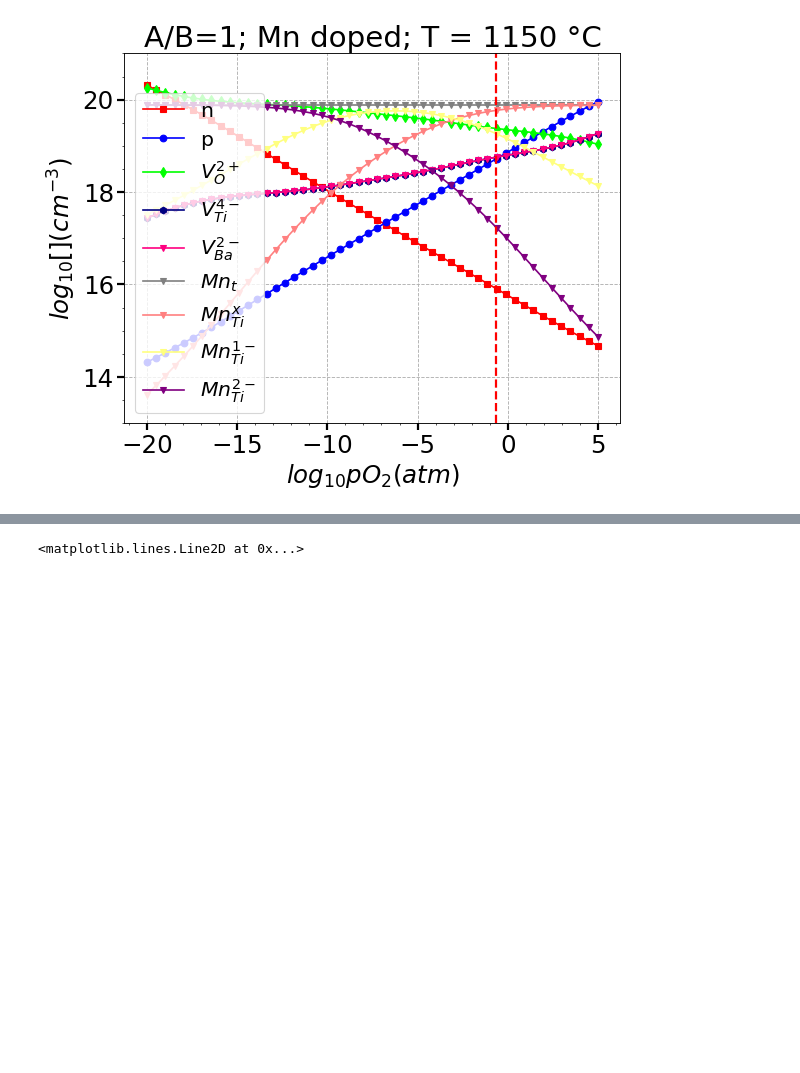
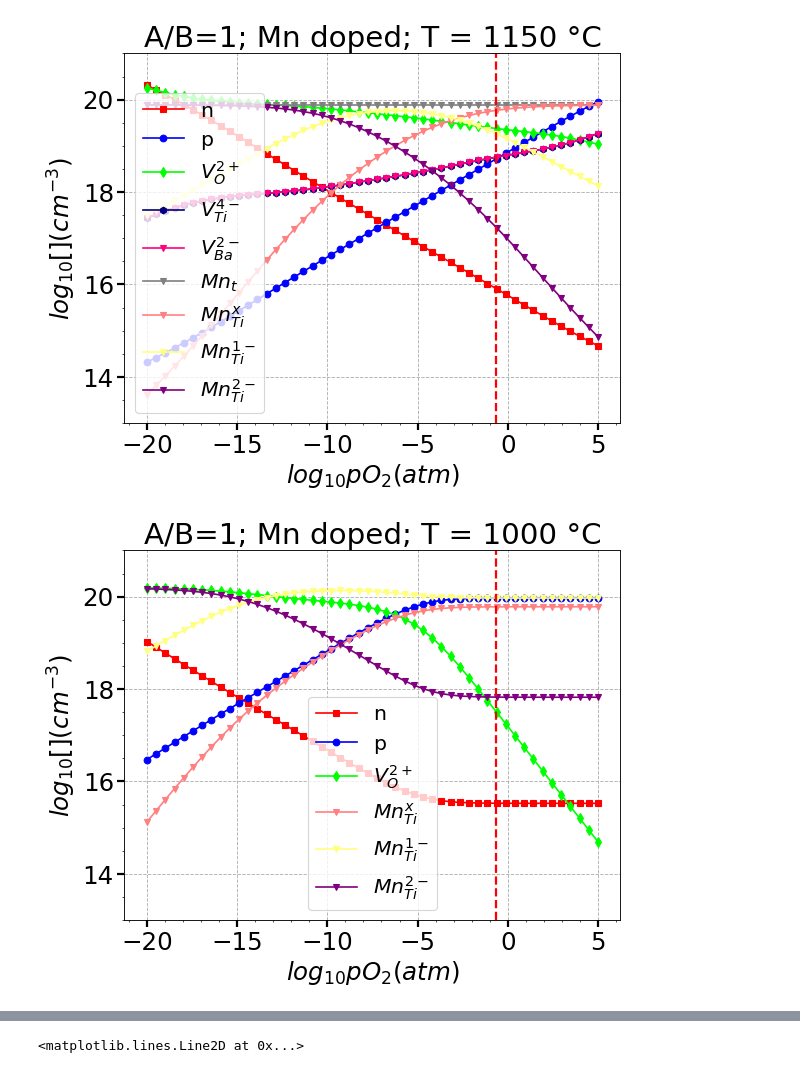
Before and after one commit to seonghwh/Defect-Structure, a Jupyter notebook: defect2.ipynb, the cells around one changed output, grey strips where cells are left out. Cells and saved outputs as stored; diff of their text form; code cells hidden in the pictures; blank space fills up the shorter version.

```diff
--- a/defect2.ipynb
+++ b/defect2.ipynb
@@ -247,6 +255,57 @@ ax1.axvline(x=-0.67, color='r', linestyle='--', linewidth=2)
 ax1.grid(True, which='major', linestyle='--')
 # %% [output]
 [figure]
+# %%
+"""
+[3] A/B = 1 & High T & Mn doped
+
+KR = 1.06E71*np.exp(-5.69/(k*TK)): reduction reaction [ref]
+Ki = 8.55E44*np.exp(-2.91/(k*TK)): Intrinsic electron-hole generation [ref]
+
+KMn1 = 3.2E22*np.exp(-1.72/(k*TK)): first ionization of Mn; Mn_{Ti}^{1-} = Mn_{Ti}^{x} + e^{1-} [ref]
+KMn2 = 0.8E22*np.exp(-1.12/(k*TK)): second ionization of Mn; Mn_{Ti}^{2-} = Mn_{Ti}^{1-} + e^{1-} [ref]
+
+Charge neutrality condition: p + 2[VO2+] = n + [MnTi1-] + 2[MnTi2-]
+"""
+
+CMn = 2*7.7E19 # total Mn concentration in cm-3; 7.7E19 cm-3 = 0.5 mol% in BTO
+
+# Calculate each defect concentration as a function of oxygen partial pressure
+for i in range(len(a)):
+    y = a[i] # y: oxygen partial pressure in atm
+
+    def f(x): # x: electron concentration in cm-3
+        return (x + (CMn/(KMn1/x + 1 + x/KMn2))*(1 + 2*x/KMn2) - (Ki/x) - 2*(KR/((x**2)*(y**(1/2)))))
+    sol1 = brentq(f,1,1E30,maxiter=200)
+
+    nMn[i] = np.array(sol1).astype(np.float64)
+    pMn[i] = Ki/nMn[i]
+    CVO2Mn[i] = KR/((nMn[i]**2)*(y**(1/2)))
+    CMn1[i] = CMn/(KMn1/nMn[i] + 1 + nMn[i]/KMn2)
+    CMn2[i] = CMn1[i]*nMn[i]/KMn2
+    CMn0[i] = CMn - CMn1[i] - CMn2[i]
+
+fig = plt.figure(figsize=(8, 6), dpi=80)
+ax1= plt.subplot(111)
+ax1.set_title(f'A/B=1; Mn doped; T = {TC} \u00B0C')
+ax1.set_ylim(ymin=13, ymax=21)
+matplotlib.rcParams.update({'font.size': 22})
+ax1.tick_params(length=6, width=2)
+ax1.minorticks_on()
+ax1.plot(np.log10(a),np.log10(nMn), marker='s',c =[255/255, 0/255, 0/255], label=r'n')
+ax1.plot(np.log10(a),np.log10(pMn),marker='o', c =[0/255, 0/255, 255/255], label = r'p')
+ax1.plot(np.log10(a),np.log10(CVO2Mn),marker='d',c =[0/255, 255/255, 0/255], label = r'$V_O^{2+}$')
+# ax1.plot(np.log10(a),np.log10(CMn1+CMn2+CMn0),marker='v', c =[128/255, 128/255, 128/255], label = r'$Mn_{t}$')
+ax1.plot(np.log10(a),np.log10(CMn0),marker='v', c =[255/255, 128/255, 128/255], label = r'$Mn_{Ti}^{x}$')
+ax1.plot(np.log10(a),np.log10(CMn1),marker='v', c =[255/255, 255/255, 128/255], label = r'$Mn_{Ti}^{1-}$')
+ax1.plot(np.log10(a),np.log10(CMn2),marker='v', c =[128/255, 0/255, 128/255], label = r'$Mn_{Ti}^{2-}$')
+ax1.set_xlabel(r'$log_{10} \mathit{p}O_2 (atm)$')
+ax1.set_ylabel(r'$log_{10} [ ] (cm^{-3})$')
+ax1.legend(loc='best',fontsize='small')
+ax1.axvline(x=-0.67, color='r', linestyle='--', linewidth=2)
+ax1.grid(True, which='major', linestyle='--')
+# %% [output]
+[figure, added]
 # %%
 """
 [4] A/B = 1 & High T & Mn+Y co-doped
```
Also changed, not shown: parts of 11 cells of this notebook.
